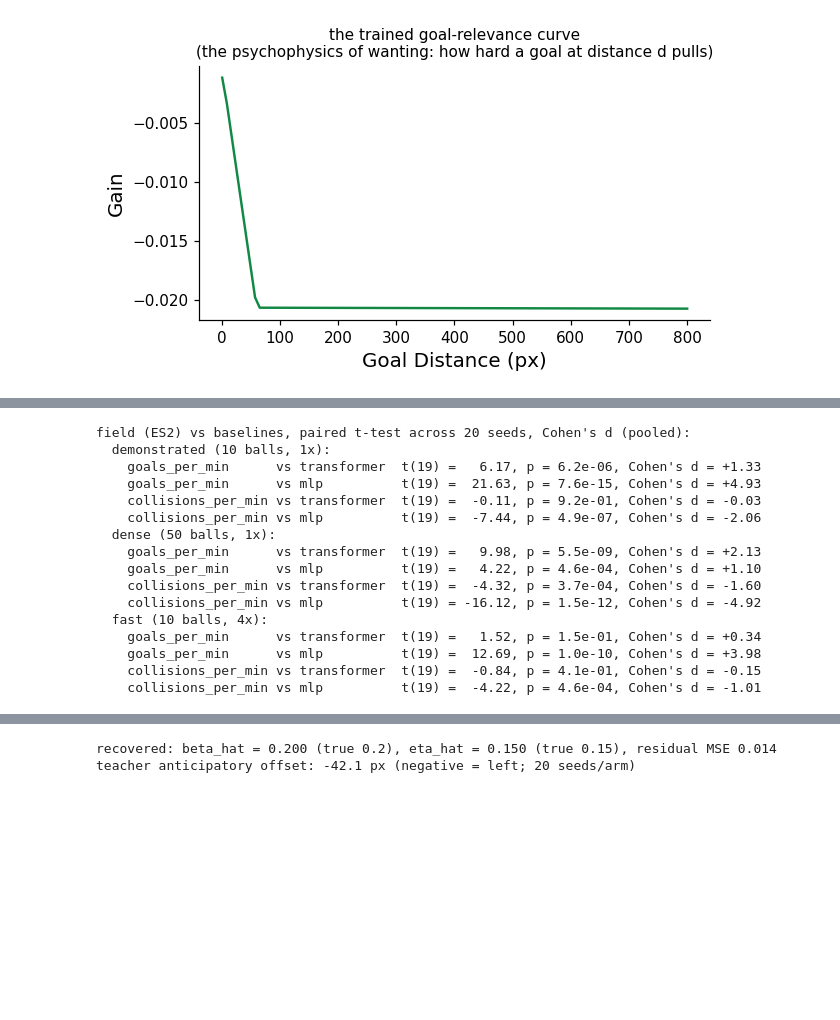
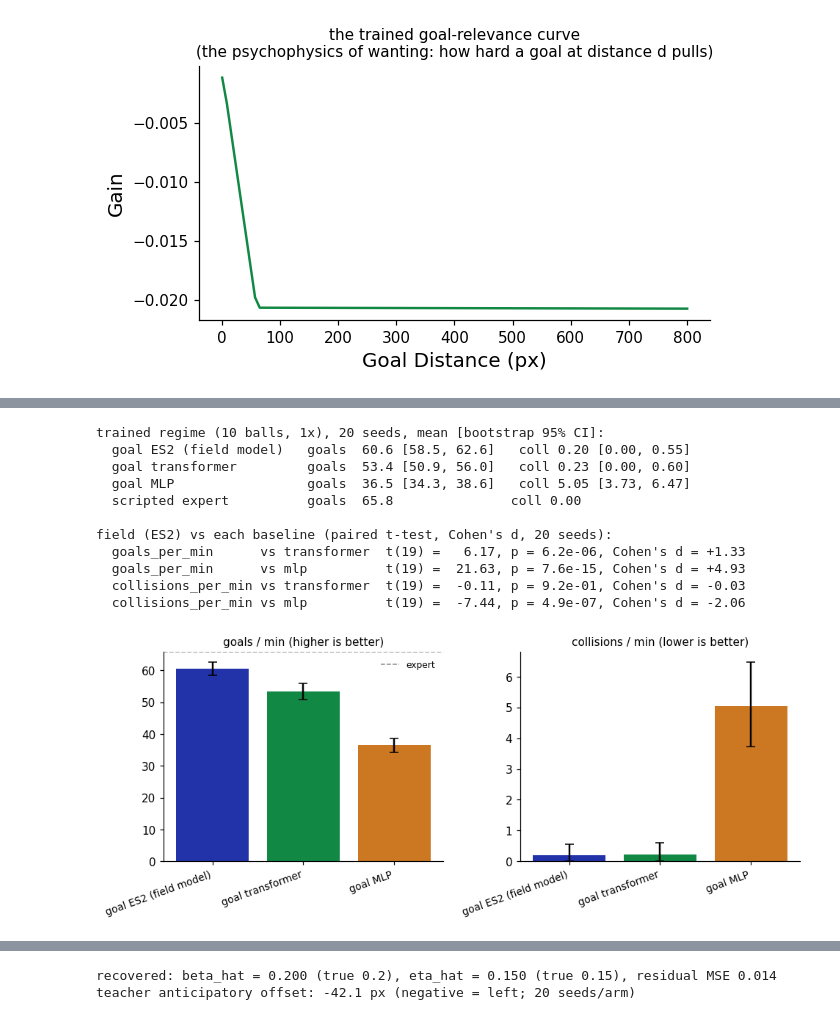
Before and after one commit to HanZhang-psych/Ego-Spatial-Sense, a Jupyter notebook: 2D-Escaping-Ball/tutorial_action_agent.ipynb, the cells around one changed output, grey strips where cells are left out. Drawn from its saved outputs; the diff is of its cells as text; code cells hidden in the pictures; blank space fills up the shorter version.

```diff
--- a/2D-Escaping-Ball/tutorial_action_agent.ipynb
+++ b/2D-Escaping-Ball/tutorial_action_agent.ipynb
@@ -725,44 +665,63 @@ trained regime (10 balls, 1x), 20 seeds, mean [bootstrap 95% CI]:
 # %%
-# Field model vs each baseline, paired across the 20 shared seeds (each seed
-# fixes one world, identical across models). Effect size is Cohen's d with the
-# pooled SD, matching the search notebook and Section 7.
+# Trained-regime rollout (10 balls, 1x), 20 seeds. The same seeds drive every
+# model (each seed = one world), so field vs baseline is a paired comparison;
+# effect size is Cohen's d with the pooled SD, matching the search notebook.
 from scipy import stats
 
 def arm(model, balls, speed, metric):
     d = sw[(sw.model == model) & (sw.num_balls == balls)
            & (np.isclose(sw.speed_multiplier, speed))]
     return d.sort_values("seed")[metric].to_numpy()
 
 def paired(a, b):
     t, p = stats.ttest_rel(a, b)
     sd = np.sqrt((a.std(ddof=1) ** 2 + b.std(ddof=1) ** 2) / 2)
     return t, p, (a.mean() - b.mean()) / sd
 
-print("field (ES2) vs baselines, paired t-test across 20 seeds, Cohen's d (pooled):")
-for label, balls, speed in [("demonstrated (10 balls, 1x)", 10, 1.0),
-                            ("dense (50 balls, 1x)", 50, 1.0),
-                            ("fast (10 balls, 4x)", 10, 4.0)]:
-    print(f"  {label}:")
-    for metric in ["goals_per_min", "collisions_per_min"]:
-        f = arm("es2", balls, speed, metric)
-        for base in ["transformer", "mlp"]:
-            t, p, d = paired(f, arm(base, balls, speed, metric))
-            print(f"    {metric:18} vs {base:11}  t(19) = {t:6.2f}, "
-                  f"p = {p:.1e}, Cohen's d = {d:+.2f}")
+print("trained regime (10 balls, 1x), 20 seeds, mean [bootstrap 95% CI]:")
+for m in ["es2", "transformer", "mlp"]:
+    gm, gl, gh = boot_ci(arm(m, 10, 1.0, "goals_per_min"))
+    cm, cl, ch = boot_ci(arm(m, 10, 1.0, "collisions_per_min"))
+    print(f"  {labels[m]:<24} goals {gm:5.1f} [{gl:.1f}, {gh:.1f}]   "
+          f"coll {cm:4.2f} [{cl:.2f}, {ch:.2f}]")
+print(f"  {'scripted expert':<24} goals  65.8               coll 0.00")
+
+print("\nfield (ES2) vs each baseline (paired t-test, Cohen's d, 20 seeds):")
+for metric in ["goals_per_min", "collisions_per_min"]:
+    f = arm("es2", 10, 1.0, metric)
+    for base in ["transformer", "mlp"]:
+        t, p, d = paired(f, arm(base, 10, 1.0, metric))
+        print(f"  {metric:18} vs {base:11}  t(19) = {t:6.2f}, p = {p:.1e}, "
+              f"Cohen's d = {d:+.2f}")
+
+# the three agents at the demonstrated setting, bars = mean, whiskers = 95% CI
+fig, axes = plt.subplots(1, 2, figsize=(9, 3.8))
+ms = ["es2", "transformer", "mlp"]
+for ax, metric, ttl in [(axes[0], "goals_per_min", "goals / min (higher is better)"),
+                        (axes[1], "collisions_per_min", "collisions / min (lower is better)")]:
+    means, lo, hi = [], [], []
+    for m in ms:
+        mm, l, h = boot_ci(arm(m, 10, 1.0, metric))
+        means.append(mm); lo.append(mm - l); hi.append(h - mm)
+    ax.bar(range(3), means, color=[colors[m] for m in ms], yerr=[lo, hi], capsize=4)
+    ax.set_xticks(range(3))
+    ax.set_xticklabels([labels[m] for m in ms], rotation=20, ha="right", fontsize=9)
+    ax.set_title(ttl, fontsize=10)
+    ax.set_ylim(bottom=0)
+axes[0].axhline(65.8, color=C_GRAY, ls="--", lw=1, label="expert")
+axes[0].legend(fontsize=8)
+plt.tight_layout()
+plt.show()
 # %% [output]
-field (ES2) vs baselines, paired t-test across 20 seeds, Cohen's d (pooled):
-  demonstrated (10 balls, 1x):
-    goals_per_min      vs transformer  t(19) =   6.17, p = 6.2e-06, Cohen's d = +1.33
-    goals_per_min      vs mlp          t(19) =  21.63, p = 7.6e-15, Cohen's d = +4.93
-    collisions_per_min vs transformer  t(19) =  -0.11, p = 9.2e-01, Cohen's d = -0.03
-    collisions_per_min vs mlp          t(19) =  -7.44, p = 4.9e-07, Cohen's d = -2.06
-  dense (50 balls, 1x):
-    goals_per_min      vs transformer  t(19) =   9.98, p = 5.5e-09, Cohen's d = +2.13
-    goals_per_min      vs mlp          t(19) =   4.22, p = 4.6e-04, Cohen's d = +1.10
-    collisions_per_min vs transformer  t(19) =  -4.32, p = 3.7e-04, Cohen's d = -1.60
-    collisions_per_min vs mlp          t(19) = -16.12, p = 1.5e-12, Cohen's d = -4.92
-  fast (10 balls, 4x):
-    goals_per_min      vs transformer  t(19) =   1.52, p = 1.5e-01, Cohen's d = +0.34
-    goals_per_min      vs mlp          t(19) =  12.69, p = 1.0e-10, Cohen's d = +3.98
-    collisions_per_min vs transformer  t(19) =  -0.84, p = 4.1e-01, Cohen's d = -0.15
-    collisions_per_min vs mlp          t(19) =  -4.22, p = 4.6e-04, Cohen's d = -1.01
+trained regime (10 balls, 1x), 20 seeds, mean [bootstrap 95% CI]:
+  goal ES2 (field model)   goals  60.6 [58.5, 62.6]   coll 0.20 [0.00, 0.55]
+  goal transformer         goals  53.4 [50.9, 56.0]   coll 0.23 [0.00, 0.60]
+  goal MLP                 goals  36.5 [34.3, 38.6]   coll 5.05 [3.73, 6.47]
+  scripted expert          goals  65.8               coll 0.00
+
+field (ES2) vs each baseline (paired t-test, Cohen's d, 20 seeds):
+  goals_per_min      vs transformer  t(19) =   6.17, p = 6.2e-06, Cohen's d = +1.33
+  goals_per_min      vs mlp          t(19) =  21.63, p = 7.6e-15, Cohen's d = +4.93
+  collisions_per_min vs transformer  t(19) =  -0.11, p = 9.2e-01, Cohen's d = -0.03
+  collisions_per_min vs mlp          t(19) =  -7.44, p = 4.9e-07, Cohen's d = -2.06
+[figure, added]
```
Also changed, not shown: parts of 10 cells of this notebook.
